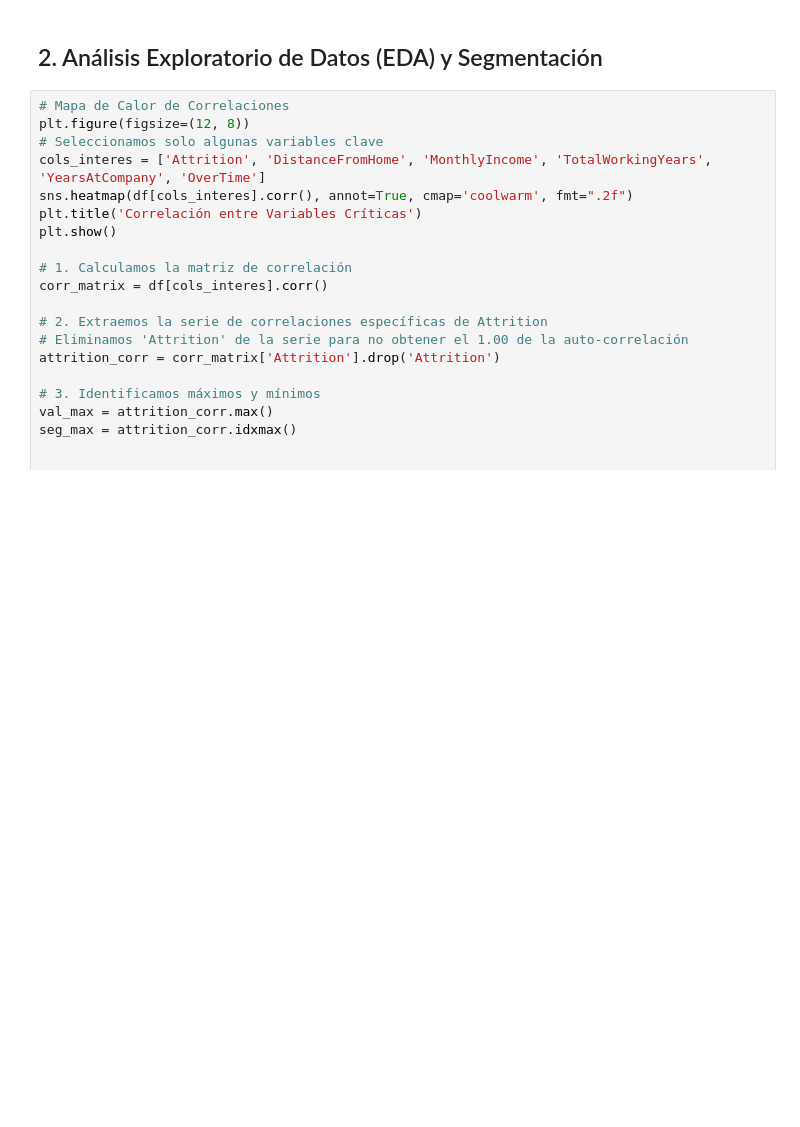
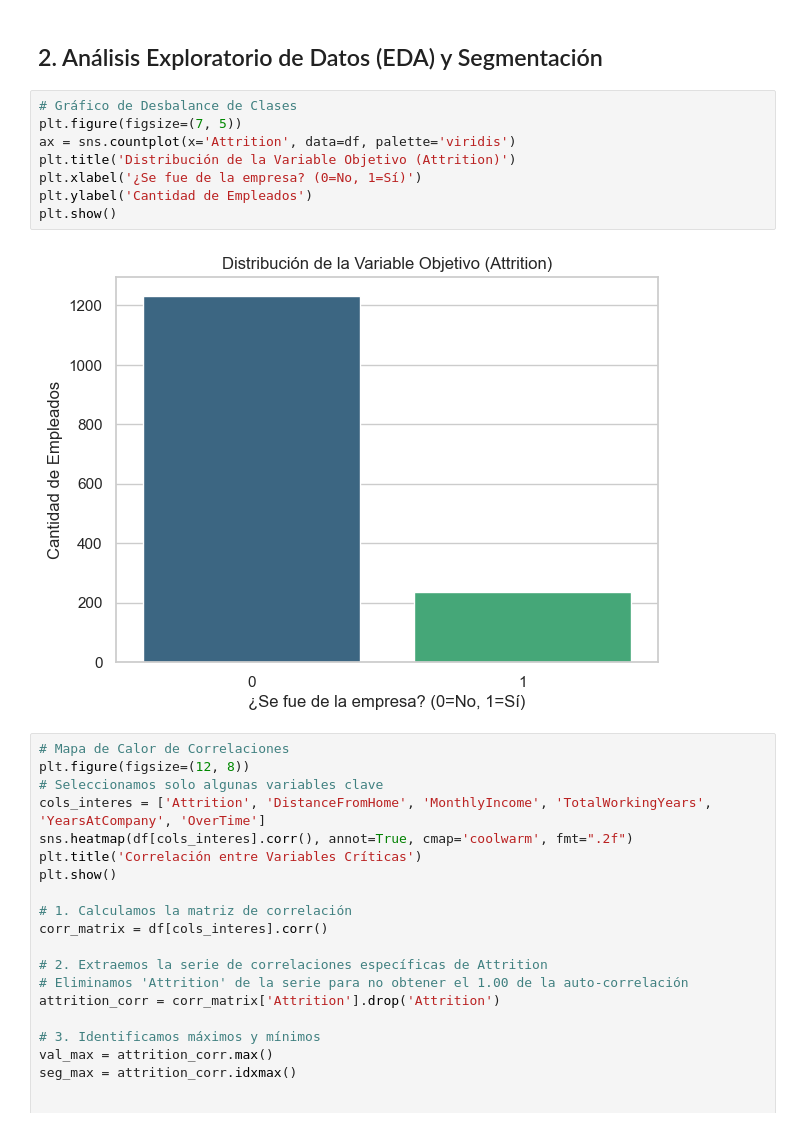
Before and after one commit to Tommensan2004/IBM-attrition, a Jupyter notebook: Desercion_IT_project.ipynb, the cells around one changed output. Drawn from its saved outputs; the diff is of its cells as text; blank space fills up the shorter version.

```diff
--- a/Desercion_IT_project.ipynb
+++ b/Desercion_IT_project.ipynb
@@ -69,6 +69,16 @@ Dataset procesado: 1470 filas y 32 columnas.
 6 rows × 32 columns
 # %% [markdown]
 ## 2. Análisis Exploratorio de Datos (EDA) y Segmentación
+# %%
+# Gráfico de Desbalance de Clases
+plt.figure(figsize=(7, 5))
+ax = sns.countplot(x='Attrition', data=df, palette='viridis')
+plt.title('Distribución de la Variable Objetivo (Attrition)')
+plt.xlabel('¿Se fue de la empresa? (0=No, 1=Sí)')
+plt.ylabel('Cantidad de Empleados')
+plt.show()
+# %% [output]
+[figure, added]
 # %%
 # Mapa de Calor de Correlaciones
 plt.figure(figsize=(12, 8))
```
Also changed, not shown: parts of 2 cells of this notebook.
